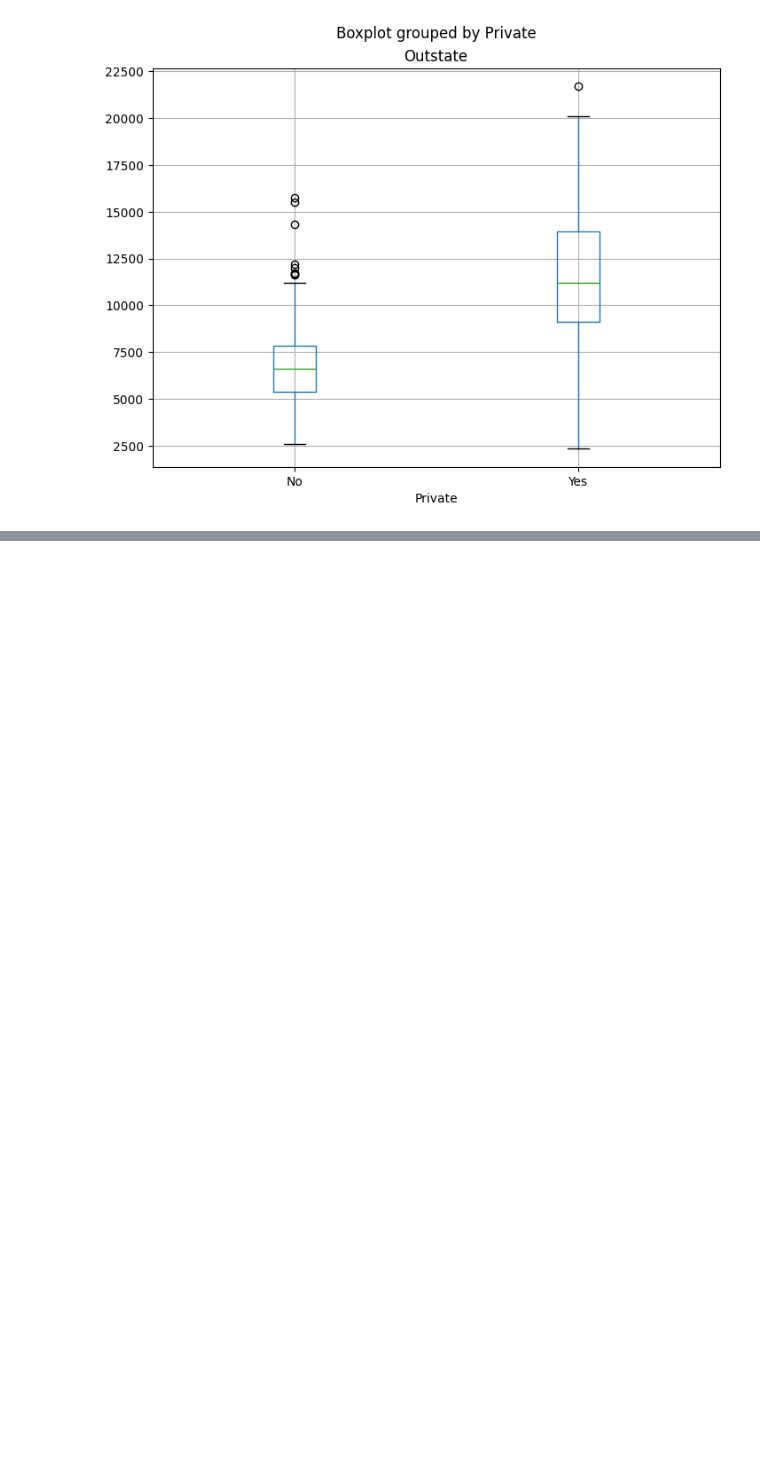
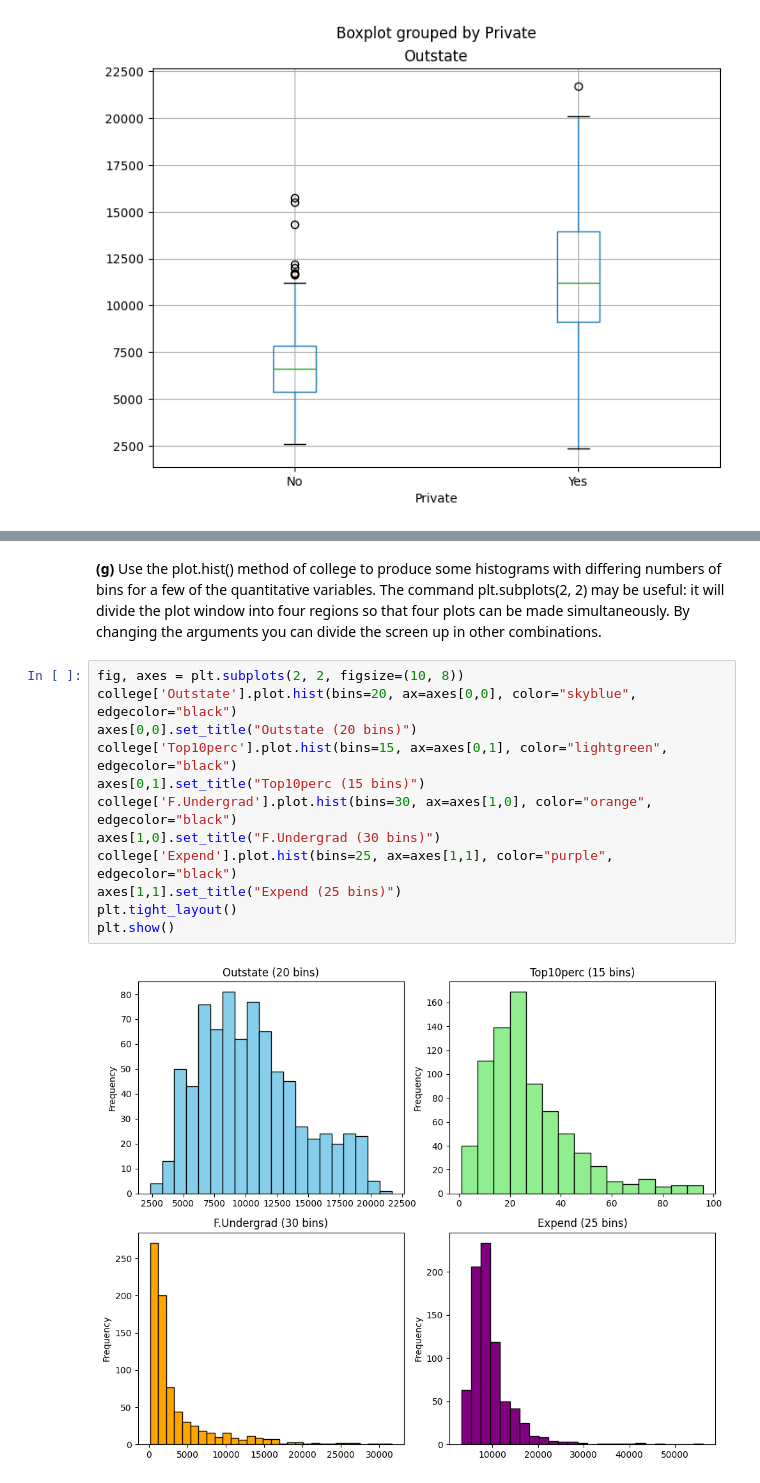
Before and after one commit to faseeh-quraishi/Assignment1_StatisticalLearning, a Jupyter notebook: Statistical_Learning_Assignment_1.ipynb, the cells around one changed output, grey strips where cells are left out. Saved outputs shown, nothing was run; the diff lists cells and outputs as text; blank space fills up the shorter version.

```diff
--- a/Statistical_Learning_Assignment_1.ipynb
+++ b/Statistical_Learning_Assignment_1.ipynb
@@ -104,0 +242,19 @@ college.boxplot(column="Outstate", by="Private", figsize=(8,6))
+# %% [markdown]
+**(g)**
+ Use the plot.hist() method of college to produce some histograms with differing numbers of bins for a few of the quantitative variables. The command plt.subplots(2, 2) may be useful: it will divide the plot window into four regions so that four
+plots can be made simultaneously. By changing the arguments
+you can divide the screen up in other combinations.
+# %%
+fig, axes = plt.subplots(2, 2, figsize=(10, 8))
+college['Outstate'].plot.hist(bins=20, ax=axes[0,0], color="skyblue", edgecolor="black")
+axes[0,0].set_title("Outstate (20 bins)")
+college['Top10perc'].plot.hist(bins=15, ax=axes[0,1], color="lightgreen", edgecolor="black")
+axes[0,1].set_title("Top10perc (15 bins)")
+college['F.Undergrad'].plot.hist(bins=30, ax=axes[1,0], color="orange", edgecolor="black")
+axes[1,0].set_title("F.Undergrad (30 bins)")
+college['Expend'].plot.hist(bins=25, ax=axes[1,1], color="purple", edgecolor="black")
+axes[1,1].set_title("Expend (25 bins)")
+plt.tight_layout()
+plt.show()
+# %% [output]
+[figure, added]
```
Also changed, not shown: parts of 21 cells of this notebook.
